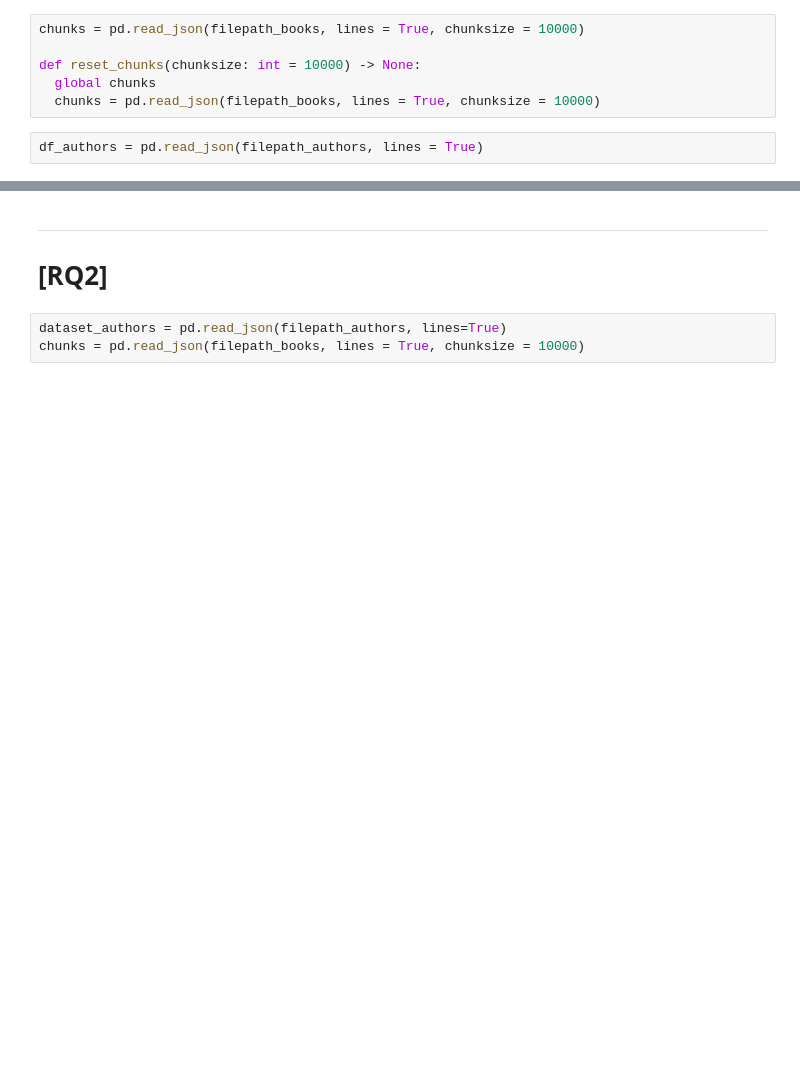
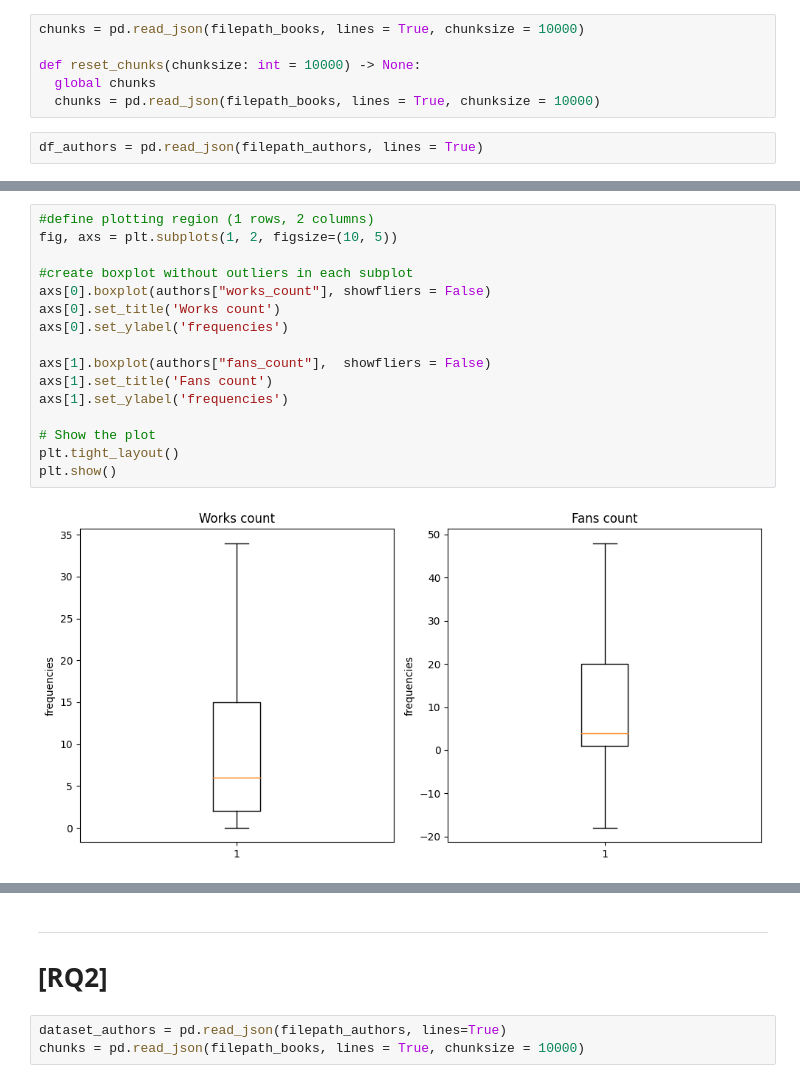
Before and after one commit to parlanti/ADM-HW2, a Jupyter notebook: main.ipynb, the cells around one changed output, grey strips where cells are left out. Saved outputs shown, nothing was run; the diff lists cells and outputs as text; blank space fills up the shorter version.

```diff
--- a/main.ipynb
+++ b/main.ipynb
@@ -33,0 +227,18 @@ df_authors = pd.read_json(filepath_authors, lines = True)
+# %%
+#define plotting region (1 rows, 2 columns)
+fig, axs = plt.subplots(1, 2, figsize=(10, 5))
+
+#create boxplot without outliers in each subplot
+axs[0].boxplot(authors["works_count"], showfliers = False)
+axs[0].set_title('Works count')
+axs[0].set_ylabel('frequencies')
+
+axs[1].boxplot(authors["fans_count"],  showfliers = False)
+axs[1].set_title('Fans count')
+axs[1].set_ylabel('frequencies')
+
+# Show the plot
+plt.tight_layout()
+plt.show()
+# %% [output]
+[figure, added]
```
Also changed, not shown: parts of 105 cells of this notebook.
